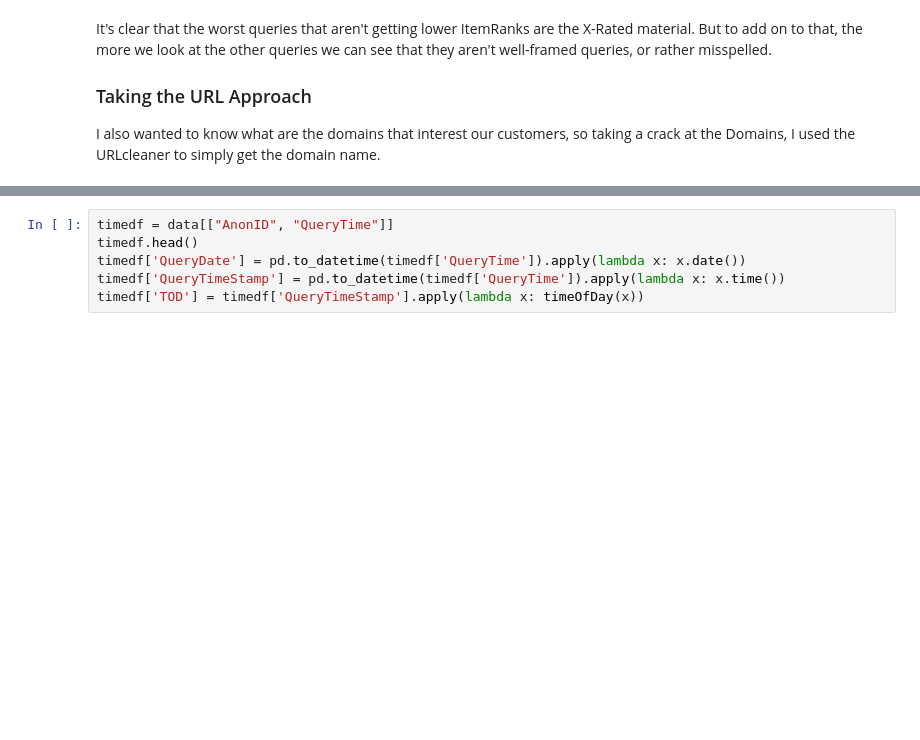
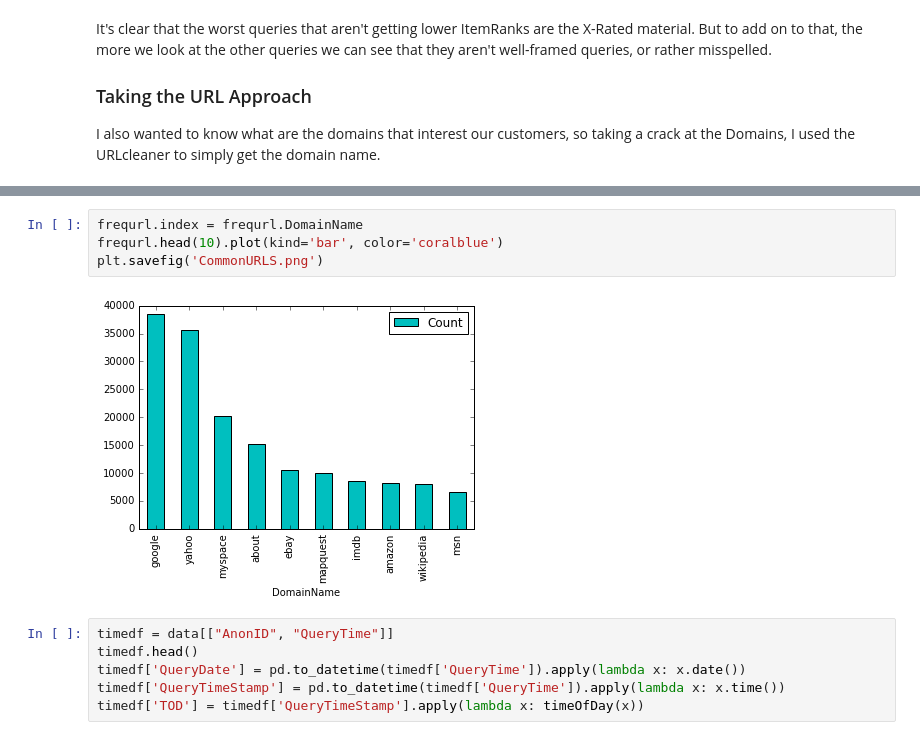
Before and after one commit to RohitJacob/AOL-Exploratory-Analysis, a Jupyter notebook: Promotional Analysis.ipynb, the cells around one changed output, grey strips where cells are left out. Drawn from its saved outputs; the diff is of its cells as text; blank space fills up the shorter version.

```diff
--- a/Promotional Analysis.ipynb
+++ b/Promotional Analysis.ipynb
@@ -209,3 +240,9 @@ temp = frequrl.head(10)
+# %%
+frequrl.index = frequrl.DomainName
+frequrl.head(10).plot(kind='bar', color='coralblue')
+plt.savefig('CommonURLS.png')
+# %% [output]
+[figure, added]
 # %%
 timedf = data[["AnonID", "QueryTime"]]
 timedf.head()
```
Also changed, not shown: parts of 17 cells of this notebook, 8 other files.
